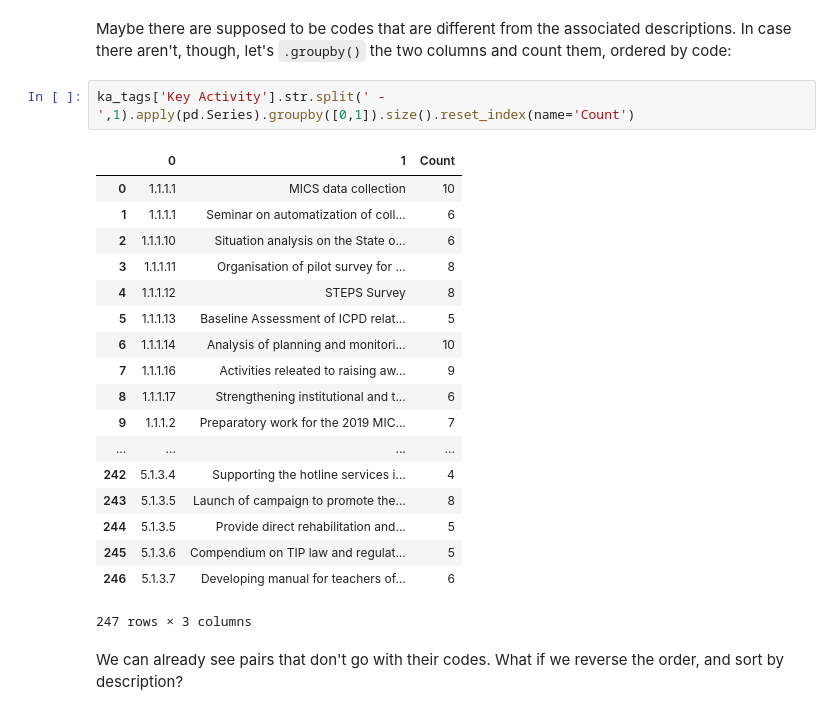
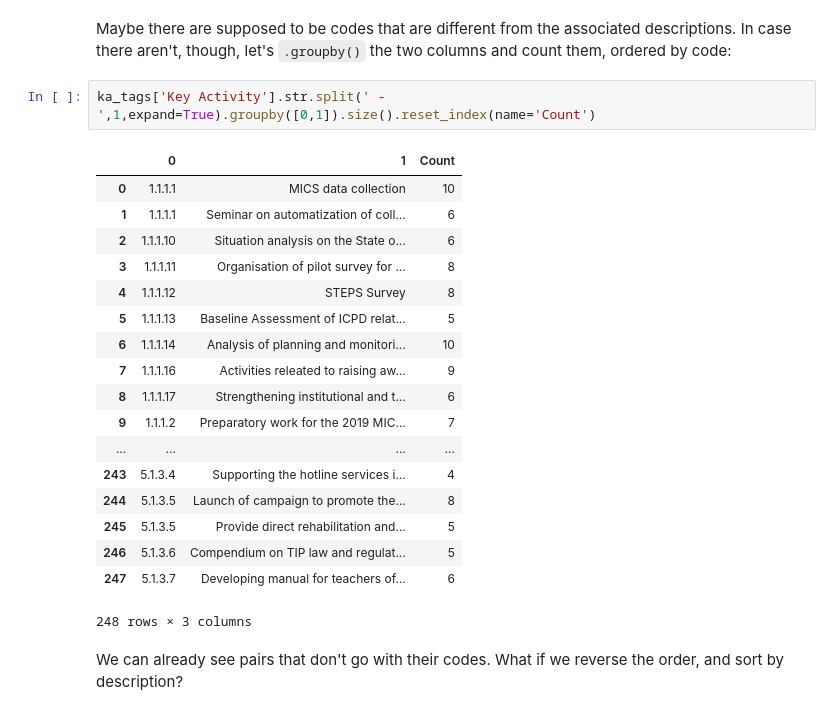
Before and after one commit to brownworth/DM19MD, a Jupyter notebook: Python/MD-9-ExcelData.ipynb, the cells around one changed output. Drawn from its saved outputs; the diff is of its cells as text.

```diff
--- a/Python/MD-9-ExcelData.ipynb
+++ b/Python/MD-9-ExcelData.ipynb
@@ -129,26 +149,26 @@ ka_tags['Key Activity'].str.split(' - ',1).apply(pd.Series)[1].unique().size
 # %% [markdown]
 Maybe there are supposed to be codes that are different from the associated descriptions. In case there aren't, though, let's `.groupby()` the two columns and count them, ordered by code:
 # %%
-ka_tags['Key Activity'].str.split(' - ',1).apply(pd.Series).groupby([0,1]).size().reset_index(name='Count')
+ka_tags['Key Activity'].str.split(' - ',1,expand=True).groupby([0,1]).size().reset_index(name='Count')
 # %% [output]
 |  | 0 | 1 | Count |
 | 0 | 1.1.1.1 | MICS data collection | 10 |
 | 1 | 1.1.1.1 | Seminar on automatization of coll... | 6 |
 | 2 | 1.1.1.10 | Situation analysis on the State o... | 6 |
 | 3 | 1.1.1.11 | Organisation of pilot survey for ... | 8 |
 | 4 | 1.1.1.12 | STEPS Survey | 8 |
 | 5 | 1.1.1.13 | Baseline Assessment of ICPD relat... | 5 |
 | 6 | 1.1.1.14 | Analysis of planning and monitori... | 10 |
 | 7 | 1.1.1.16 | Activities releated to raising aw... | 9 |
 | 8 | 1.1.1.17 | Strengthening institutional and t... | 6 |
 | 9 | 1.1.1.2 | Preparatory work for the 2019 MIC... | 7 |
 | ... | ... | ... | ... |
-| 242 | 5.1.3.4 | Supporting the hotline services i... | 4 |
-| 243 | 5.1.3.5 | Launch of campaign to promote the... | 8 |
-| 244 | 5.1.3.5 | Provide direct rehabilitation and... | 5 |
-| 245 | 5.1.3.6 | Compendium on TIP law and regulat... | 5 |
-| 246 | 5.1.3.7 | Developing manual for teachers of... | 6 |
+| 243 | 5.1.3.4 | Supporting the hotline services i... | 4 |
+| 244 | 5.1.3.5 | Launch of campaign to promote the... | 8 |
+| 245 | 5.1.3.5 | Provide direct rehabilitation and... | 5 |
+| 246 | 5.1.3.6 | Compendium on TIP law and regulat... | 5 |
+| 247 | 5.1.3.7 | Developing manual for teachers of... | 6 |
-247 rows × 3 columns
+248 rows × 3 columns
 # %% [markdown]
 We can already see pairs that don't go with their codes. What if we reverse the order, and sort by description?
 # %%
```
Also changed, not shown: parts of 20 cells of this notebook.
